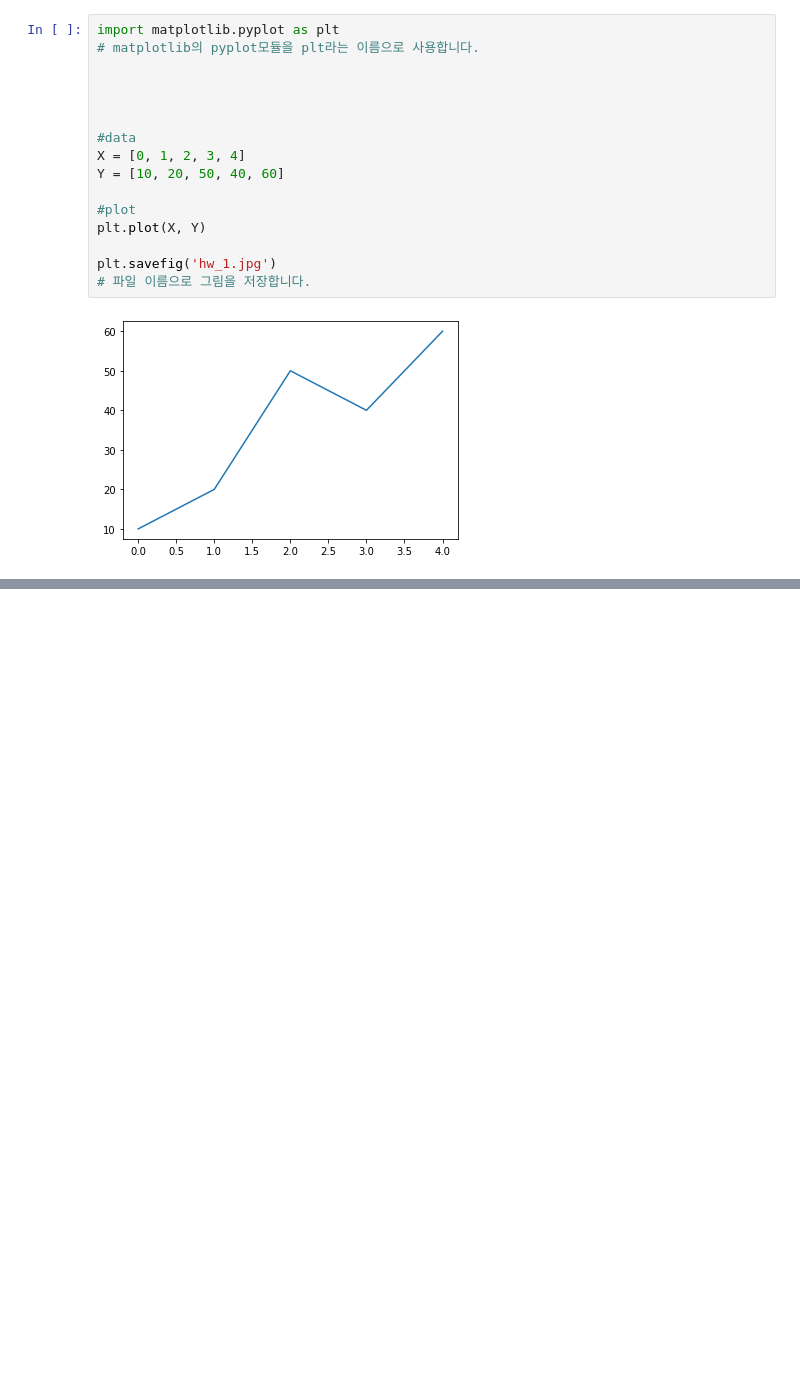
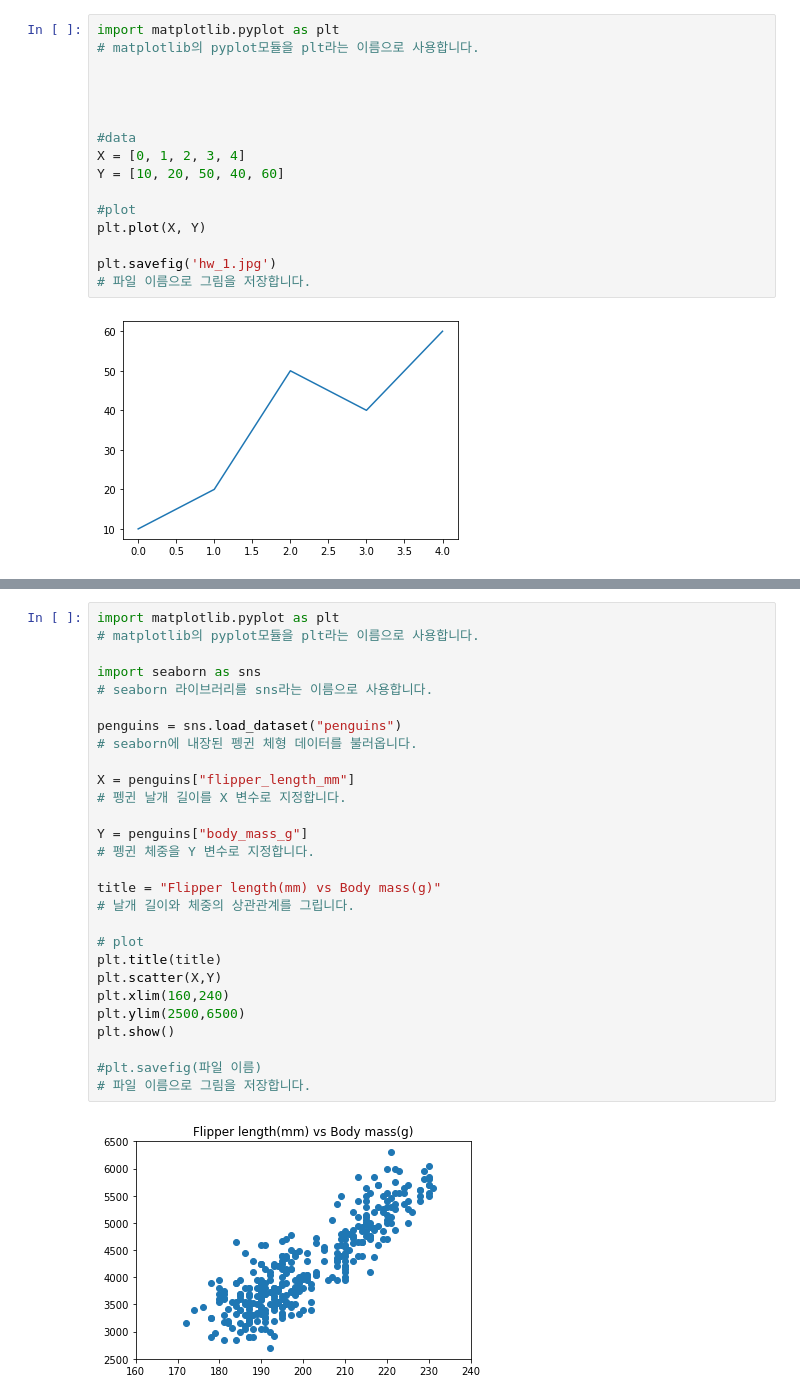
Before and after one commit to EdgeOfNetwork/ML_1.0.1, a Jupyter notebook: visualization/future_skill_pega/matplotlib_1.ipynb, the cells around one changed output, grey strips where cells are left out. Cells and saved outputs as stored; diff of their text form; blank space fills up the shorter version.

Commit message:
matplotlib 1 end

```diff
--- a/visualization/future_skill_pega/matplotlib_1.ipynb
+++ b/visualization/future_skill_pega/matplotlib_1.ipynb
@@ -36,0 +38,30 @@ plt.savefig(파일 이름)
+# %%
+import matplotlib.pyplot as plt
+# matplotlib의 pyplot모듈을 plt라는 이름으로 사용합니다.
+
+import seaborn as sns
+# seaborn 라이브러리를 sns라는 이름으로 사용합니다.
+
+penguins = sns.load_dataset("penguins")
+# seaborn에 내장된 펭귄 체형 데이터를 불러옵니다.
+
+X = penguins["flipper_length_mm"]
+# 펭귄 날개 길이를 X 변수로 지정합니다.
+
+Y = penguins["body_mass_g"]
+# 펭귄 체중을 Y 변수로 지정합니다.
+
+title = "Flipper length(mm) vs Body mass(g)"
+# 날개 길이와 체중의 상관관계를 그립니다.
+
+# plot
+plt.title(title)
+plt.scatter(X,Y)
+plt.xlim(160,240)
+plt.ylim(2500,6500)
+plt.show()
+
+#plt.savefig(파일 이름)
+# 파일 이름으로 그림을 저장합니다.
+# %% [output]
+[figure, added]
```
Also changed, not shown: parts of 4 cells of this notebook.
